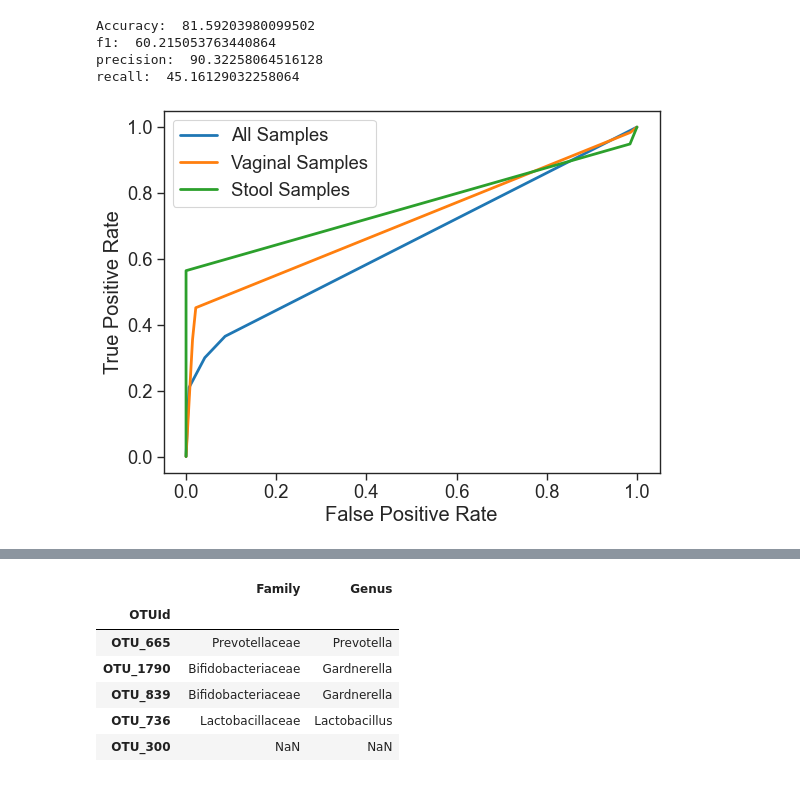
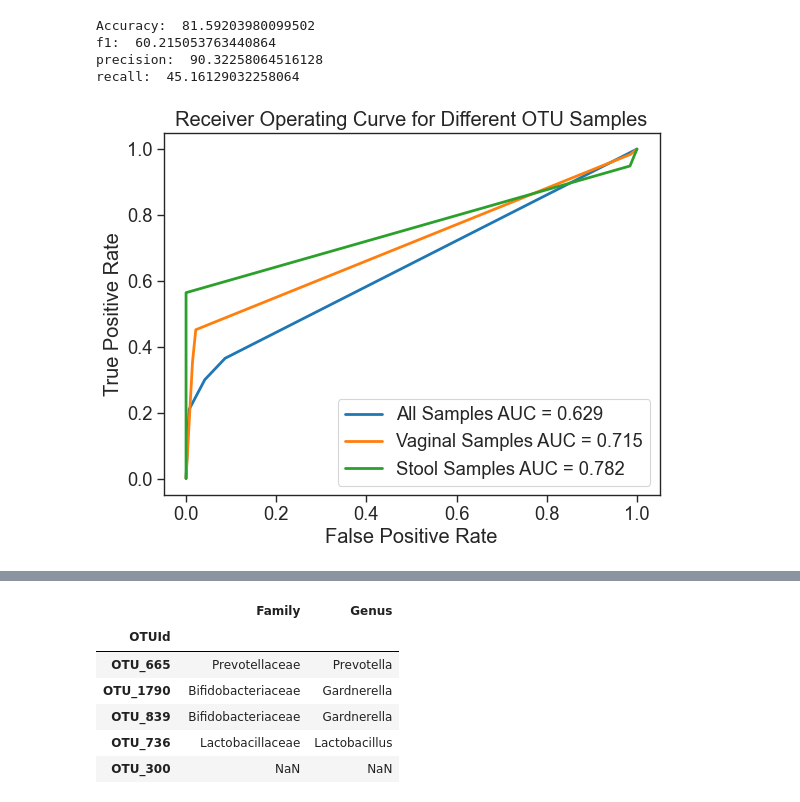
Before and after one commit to annabelng/microbiome, a Jupyter notebook: Training.ipynb, the cells around one changed output, grey strips where cells are left out. Saved outputs shown, nothing was run; the diff lists cells and outputs as text; code cells hidden in the pictures.

```diff
--- a/Training.ipynb
+++ b/Training.ipynb
@@ -376,18 +376,19 @@ f.close()
 # %%
 from sklearn.metrics import plot_roc_curve
 from matplotlib.pyplot import figure
 
 figure(figsize=(8, 6), dpi=80)
 classifiers = [dectree,dectree2]
 ax = plt.gca()
-plot_roc_curve(dectree, X_test, y_test, ax=ax, label = "All Samples")
-plot_roc_curve(dectree2, X_vagina_test, y_vagina_test, ax=ax, label = 'Vaginal Samples')
-plot_roc_curve(dectree3, X_stool_test, y_stool_test, ax=ax, label = 'Stool Samples')
+plot_roc_curve(dectree, X_test, y_test, ax=ax, label = "All Samples AUC = "+str(round(auc,3)))
+plot_roc_curve(dectree2, X_vagina_test, y_vagina_test, ax=ax, label = 'Vaginal Samples AUC = '+str(round(vaginal_auc,3)))
+plot_roc_curve(dectree3, X_stool_test, y_stool_test, ax=ax, label = 'Stool Samples AUC = '+str(round(stool_auc,3)))
 leg = ax.legend()
+plt.title("Receiver Operating Curve for Different OTU Samples")
 
 plt.savefig(basedir + '/figures/roc.png',bbox_inches = 'tight')
 # %% [output]
-[figure, old version]
+[figure, new version]
 # %%
 OTUref.loc[['OTU_665','OTU_1790','OTU_839','OTU_736','OTU_300','OTU_301','OTU_4']]
 # %% [output]
```
Also changed, not shown: parts of 6 cells of this notebook, 2 other files.
